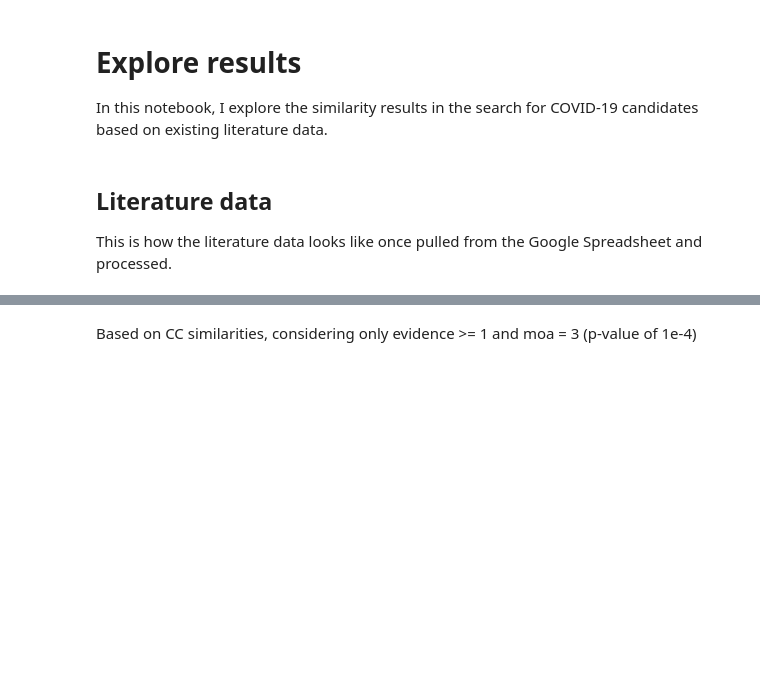
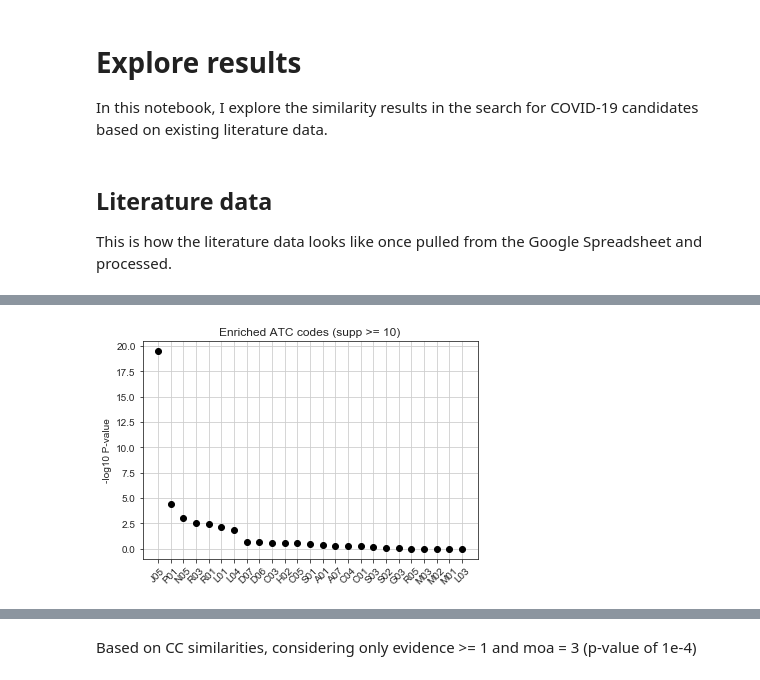
Before and after one commit to sbnb-irb/covid19, a Jupyter notebook: notebooks/explore.ipynb, the cells around one changed output, grey strips where cells are left out. Drawn from its saved outputs; the diff is of its cells as text; code cells hidden in the pictures; blank space fills up the shorter version.

```diff
--- a/notebooks/explore.ipynb
+++ b/notebooks/explore.ipynb
@@ -108,0 +312,85 @@ Based on FP similarity, considering *all* candidates and *all* moas, and focusin
+# %%
+def atc_test(ax, simtype="cc", sup=5, exclude_self=True):
+    with h5py.File("../web/data/dist_%s.h5" % simtype, "r") as hf:
+        iks_can = hf["rows"][:]
+        support = hf["support"][:]
+    def get_atcs(level="B"):
+        atcs = collections.defaultdict(set)
+        with open("../data/atcs.tsv", "r") as f:
+            for l in f:
+                l = l.rstrip("\n").split("\t")
+                atcs[l[0].split("-")[0]].update([x.split(":")[1] for x in l[1].split(",") if "B:" in x])
+        return atcs
+    atcs = get_atcs()
+    atc_descr = {
+        "A": "Alim. tract & Met.",
+        "B": "Blood etc.",
+        "C": "Cardiovascular",
+        "D": "Dermatol.",
+        "G": "Genitourinary etc.",
+        "H": "Syst. horm",
+        "J": "Antiinfectives",
+        "L": "Antineoplastic",
+        "M": "Musculoskeletal",
+        "N": "Nervous",
+        "P": "Antiparasitic",
+        "R": "Respiratory",
+        "S": "Sensory organs",
+        "V": "Various"
+    }
+    descr_sort = sorted([x for x in atc_descr.keys()])
+    norm = mpl.colors.Normalize(vmin=0,vmax=len(atc_descr)-1)
+    cmap = cm.get_cmap("Spectral")
+    universe = set(atcs.keys())
+    if exclude_self:
+        universe.difference(set([x.split("-")[0] for x in iks_lit]))
+    Pos = set()
+    Neg = set()
+    for ik, s in zip(iks_can, support):
+        ik = ik.split("-")[0]
+        if ik not in universe:
+            continue
+        if s >= sup:
+            Pos.update([ik])
+        else:
+            Neg.update([ik])
+    Neg = Neg.difference(Pos)
+    universe = universe.intersection(Pos.union(Neg))
+    atc_sets = collections.defaultdict(set)
+    for k,v in atcs.items():
+        if k not in universe:
+            continue
+        for x in v:
+            atc_sets[x].update([k])
+    atc_cats = sorted(atc_sets.keys())
+    x = []
+    y = []
+    enriched = []
+    for atc in atc_cats:
+        v = atc_sets[atc]
+        A = len(v.intersection(Pos))
+        B = len(Pos) - A
+        C = len(v.intersection(Neg))
+        D = len(universe) - (A+B+C)
+        odds, pval = fisher_exact([[A,B],[C,D]], alternative="greater")
+        x += [odds]
+        y += [-np.log10(pval)]
+    x = np.array(x)
+    y = np.array(y)
+    labs = np.array(atc_cats)
+    idxs = np.argsort(-y)
+    y = y[idxs][:25]
+    labs = labs[idxs][:25]
+    color = cmap(norm([descr_sort.index(l[0]) for l in labs]))
+    x = x[idxs][:25]
+    ax.scatter([i for i in range(0, len(y))], y, color="black")
+    ax.set_title("Enriched ATC codes (supp >= %d)" % sup)
+    ax.set_ylabel("-log10 P-value")
+    ax.set_xticks([i for i in range(0, len(y))])
+    ax.set_xticklabels(labs, rotation=45)
+    return enriched
+fig, axs = plt.subplots(1,1)
+atc_test(axs, simtype="cc", sup=10)
+plt.savefig("../outputs/atc_10_cc.png", dpi=300)
+# %% [output]
+[figure, added]
```
Also changed, not shown: parts of 75 cells of this notebook, 7 other files.
